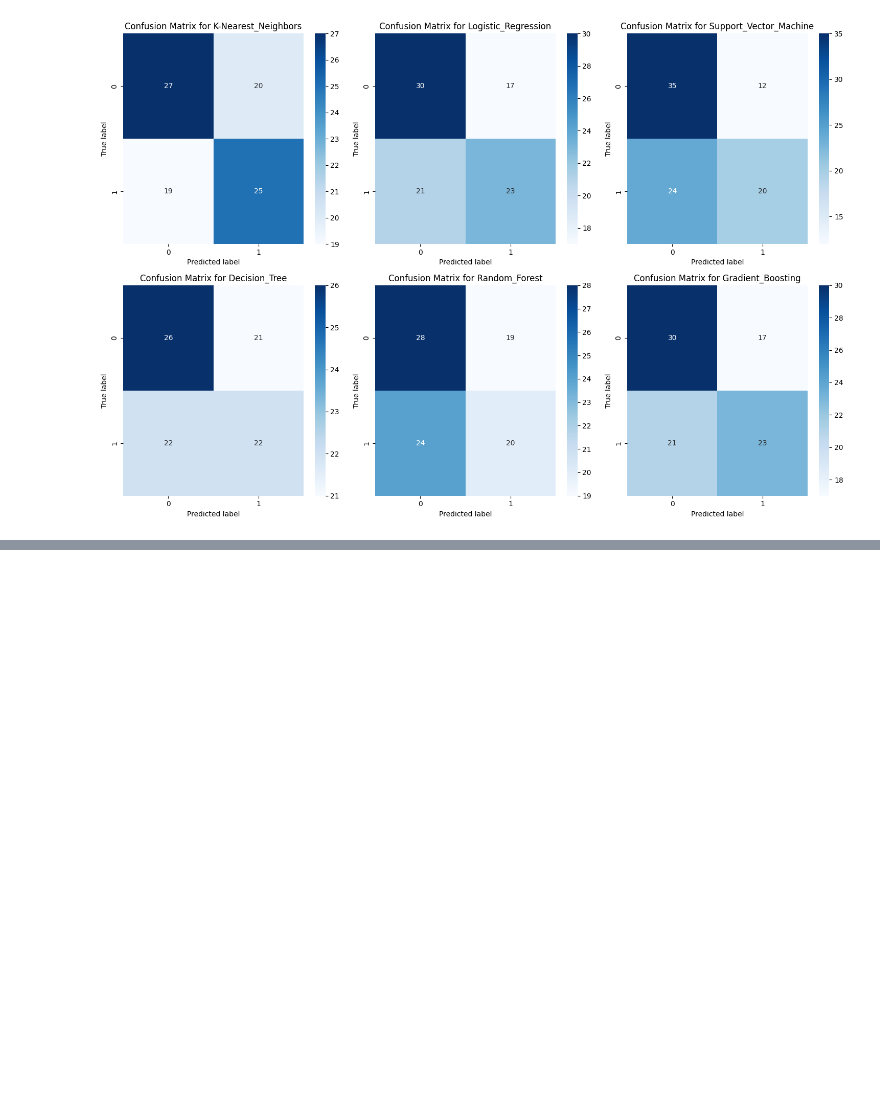
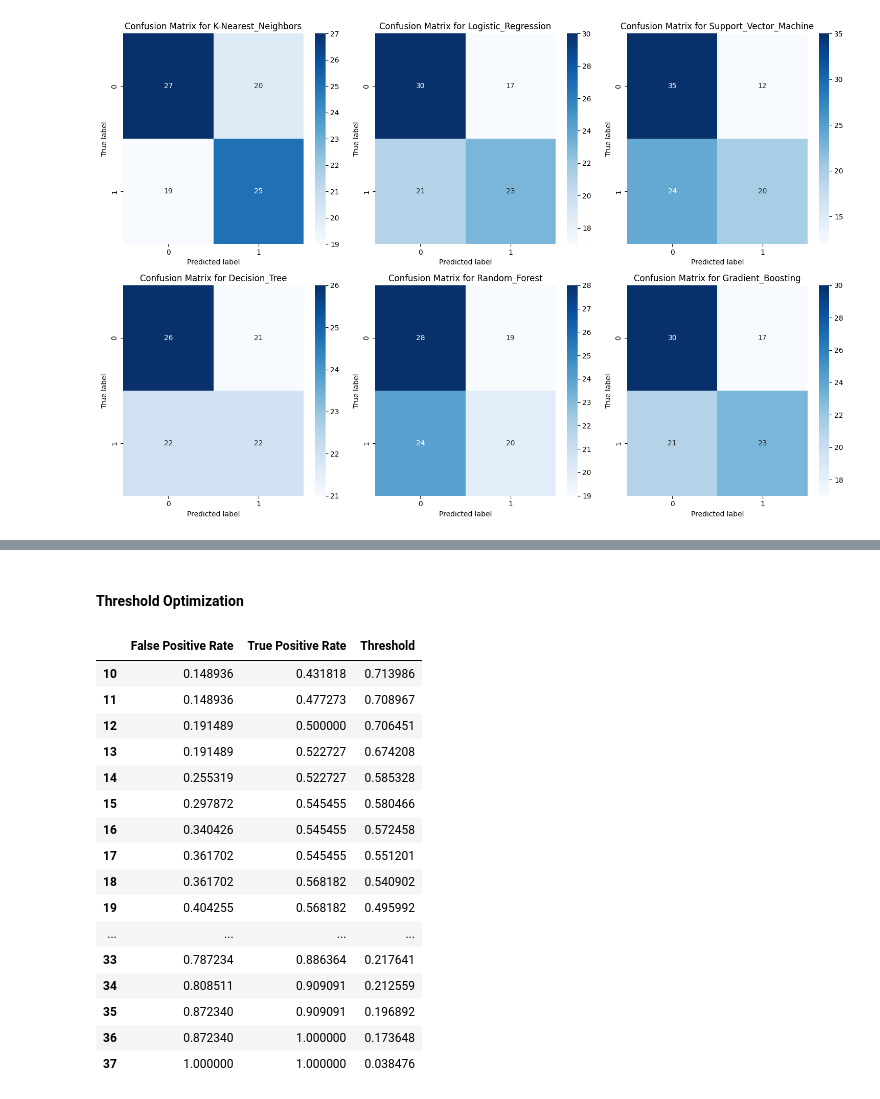
Before and after one commit to AndyMortey/Employee-Attrition-Predictor, a Jupyter notebook: notebook.ipynb, the cells around one changed output, grey strips where cells are left out. Cells and saved outputs as stored; diff of their text form; code cells hidden in the pictures; blank space fills up the shorter version.

```diff
--- a/notebook.ipynb
+++ b/notebook.ipynb
@@ -694,0 +790,23 @@ plt.show()
+# %% [markdown]
+#### Threshold Optimization
+# %%
+# Preview of the threshold for Gradient Boosting
+all_roc_data['Gradient_Boosting'].loc[10:,]
+# %% [output]
+|  | False Positive Rate | True Positive Rate | Threshold |
+| 10 | 0.148936 | 0.431818 | 0.713986 |
+| 11 | 0.148936 | 0.477273 | 0.708967 |
+| 12 | 0.191489 | 0.500000 | 0.706451 |
+| 13 | 0.191489 | 0.522727 | 0.674208 |
+| 14 | 0.255319 | 0.522727 | 0.585328 |
+| 15 | 0.297872 | 0.545455 | 0.580466 |
+| 16 | 0.340426 | 0.545455 | 0.572458 |
+| 17 | 0.361702 | 0.545455 | 0.551201 |
+| 18 | 0.361702 | 0.568182 | 0.540902 |
+| 19 | 0.404255 | 0.568182 | 0.495992 |
+| ... | ... | ... | ... |
+| 33 | 0.787234 | 0.886364 | 0.217641 |
+| 34 | 0.808511 | 0.909091 | 0.212559 |
+| 35 | 0.872340 | 0.909091 | 0.196892 |
+| 36 | 0.872340 | 1.000000 | 0.173648 |
+| 37 | 1.000000 | 1.000000 | 0.038476 |
```
Also changed, not shown: parts of 24 cells of this notebook.
